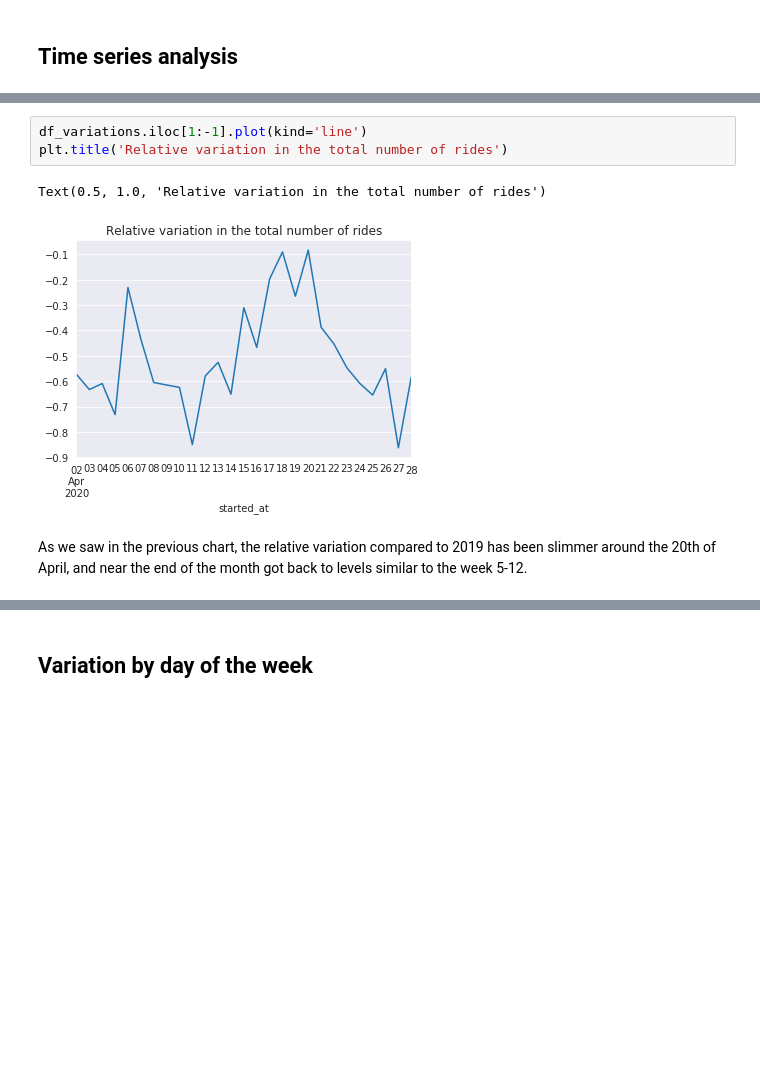
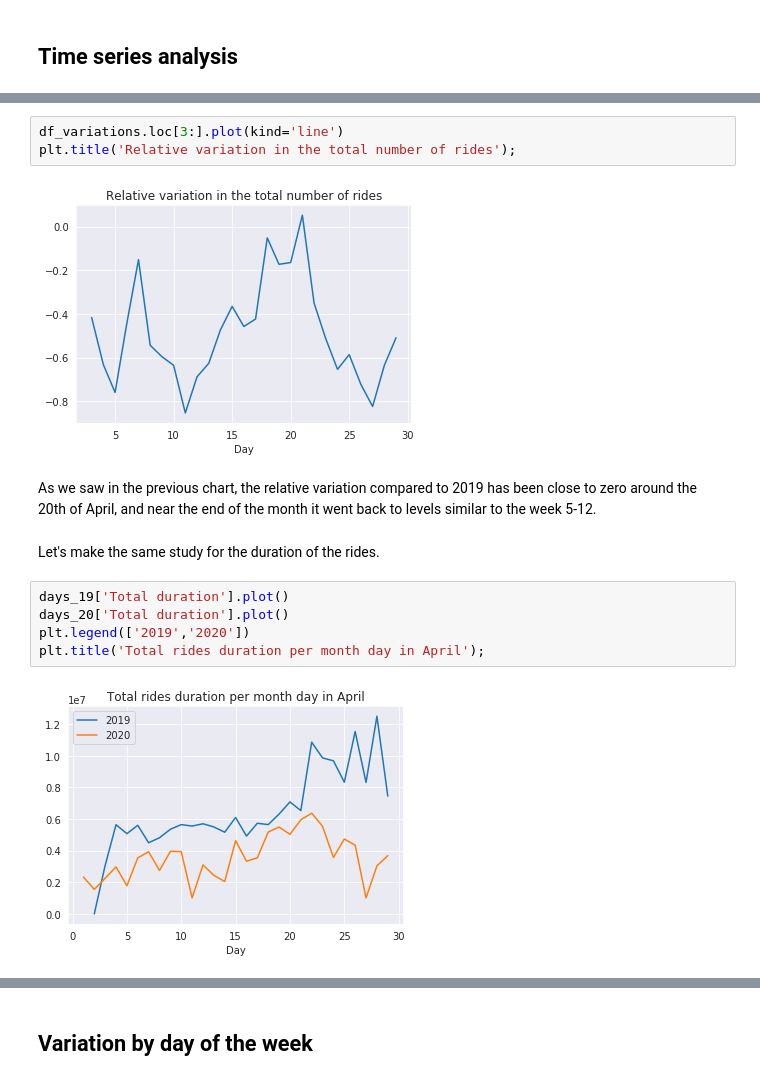
Before and after one commit to Cucni/oslo-bikes-mobility-data, a Jupyter notebook: April.ipynb, the cells around one changed output, grey strips where cells are left out. Cells and saved outputs as stored; diff of their text form; blank space fills up the shorter version.

```diff
--- a/April.ipynb
+++ b/April.ipynb
@@ -299,8 +344,16 @@ Freq: D, Name: ended_at, dtype: float64
 # %%
-df_variations.iloc[1:-1].plot(kind='line')
-plt.title('Relative variation in the total number of rides')
+df_variations.loc[3:].plot(kind='line')
+plt.title('Relative variation in the total number of rides');
 # %% [output]
-Text(0.5, 1.0, 'Relative variation in the total number of rides')
-[figure, old version]
+[figure, new version]
 # %% [markdown]
-As we saw in the previous chart, the relative variation compared to 2019 has been slimmer around the 20th of April, and near the end of the month got back to levels similar to the week 5-12.
+As we saw in the previous chart, the relative variation compared to 2019 has been close to zero around the 20th of April, and near the end of the month it went back to levels similar to the week 5-12.
+# %% [markdown]
+Let's make the same study for the duration of the rides.
+# %%
+days_19['Total duration'].plot()
+days_20['Total duration'].plot()
+plt.legend(['2019','2020'])
+plt.title('Total rides duration per month day in April');
+# %% [output]
+[figure, added]
```
Also changed, not shown: parts of 21 cells of this notebook.
